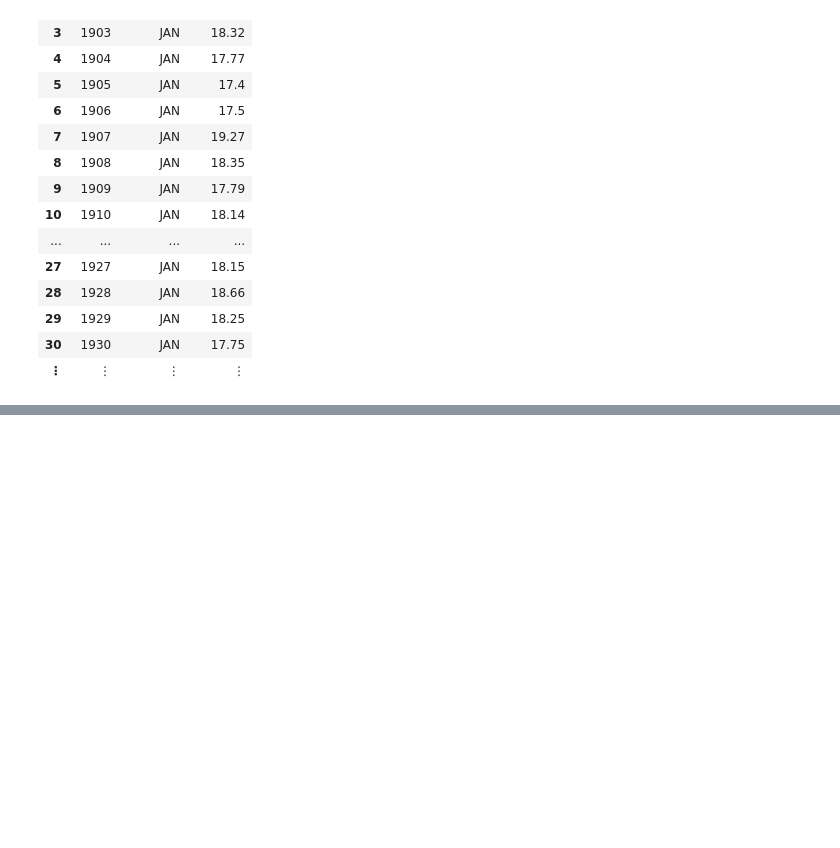
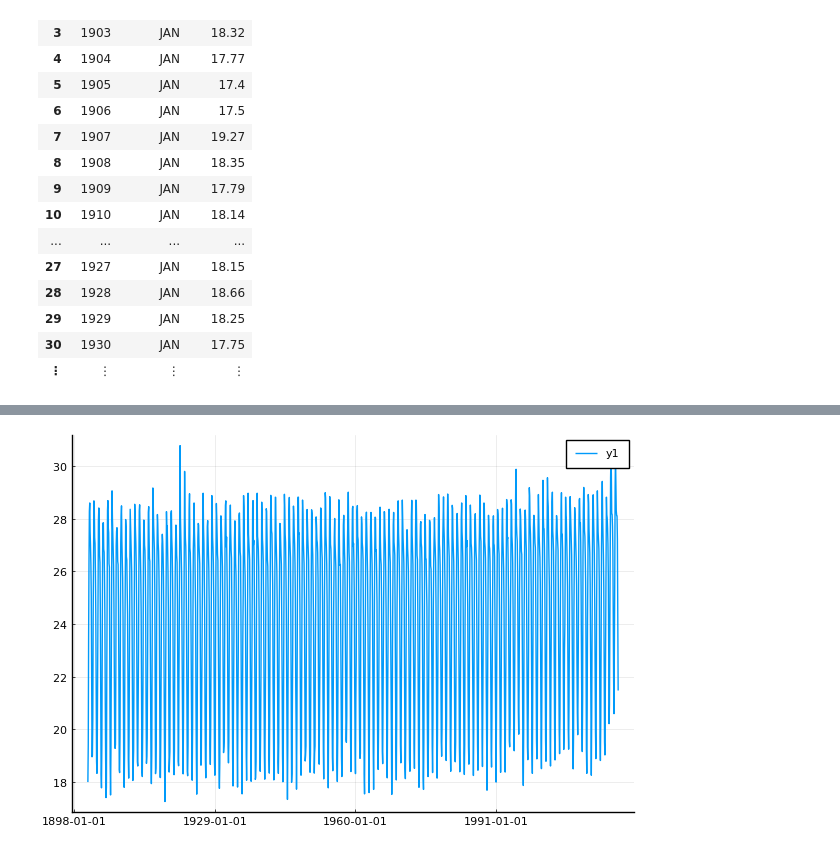
Before and after one commit to dev30k/WeatherPrediction, a Jupyter notebook: WeatherPrediction.ipynb, the cells around one changed output, grey strips where cells are left out. Saved outputs shown, nothing was run; the diff lists cells and outputs as text; code cells hidden in the pictures; blank space fills up the shorter version.

```diff
--- a/WeatherPrediction.ipynb
+++ b/WeatherPrediction.ipynb
@@ -126,6 +127,5 @@ select!(data2,Not(:Column1))
 | 30 | 1930 | JAN | 17.75 |
 | ⋮ | ⋮ | ⋮ | ⋮ |
 # %%
-println(data2[!, :variable])
-newDate =string(data2[!, :variable],data2[!, :YEAR])
+newDate =string.("01","-",data2.variable,"-",data2.YEAR)
 # %% [output]
@@ -134,2 +148,0 @@ newDate =string(data2[!, :variable],data2[!, :YEAR])
-# %%
-data2[! :newDate] = newDate
@@ -140,0 +149,2 @@ Closest candidates are:
+# %%
+data2.newDate = newDate
@@ -140,0 +179,2 @@ Closest candidates are:
+# %%
+data2.newDate = Date.(data2.newDate,"dd-u-yyyy")
@@ -140,0 +231,7 @@ Closest candidates are:
+# %%
+# ticks = [data2.newDate[i] for i in 1:350:length(data2.newDate)]
+plot(data2.newDate,data2.value,xrotation=90,
+    bottom_margin=1mm,
+    left_margin=1mm)
+# %% [output]
+[figure, added]
```
Also changed, not shown: parts of 18 cells of this notebook.
